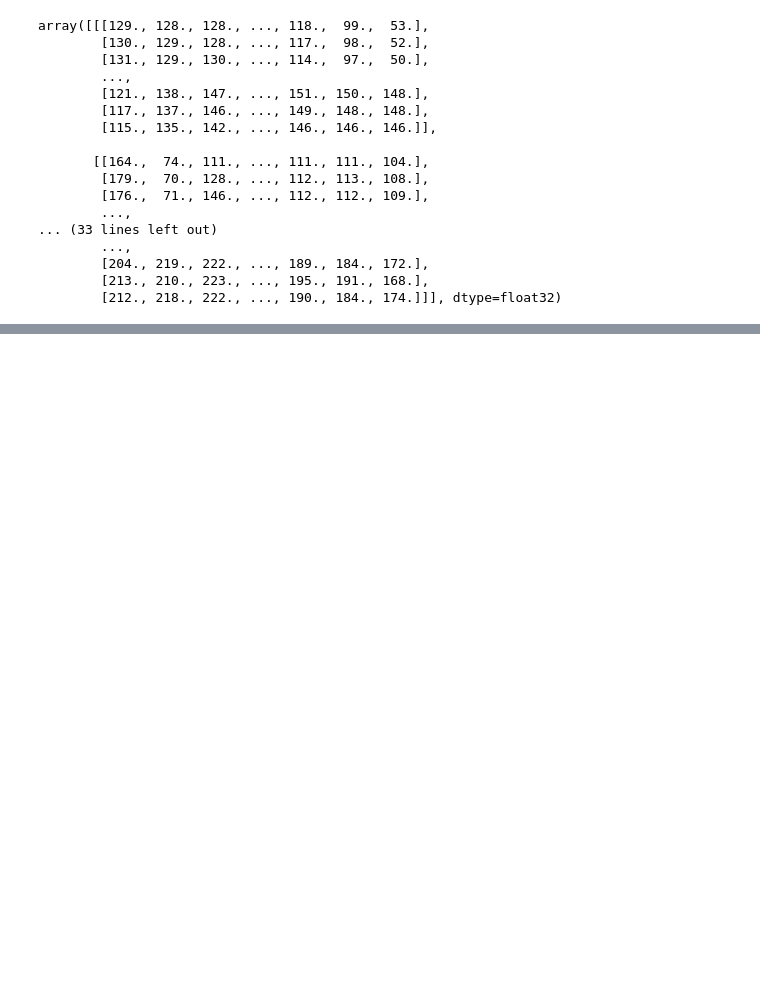
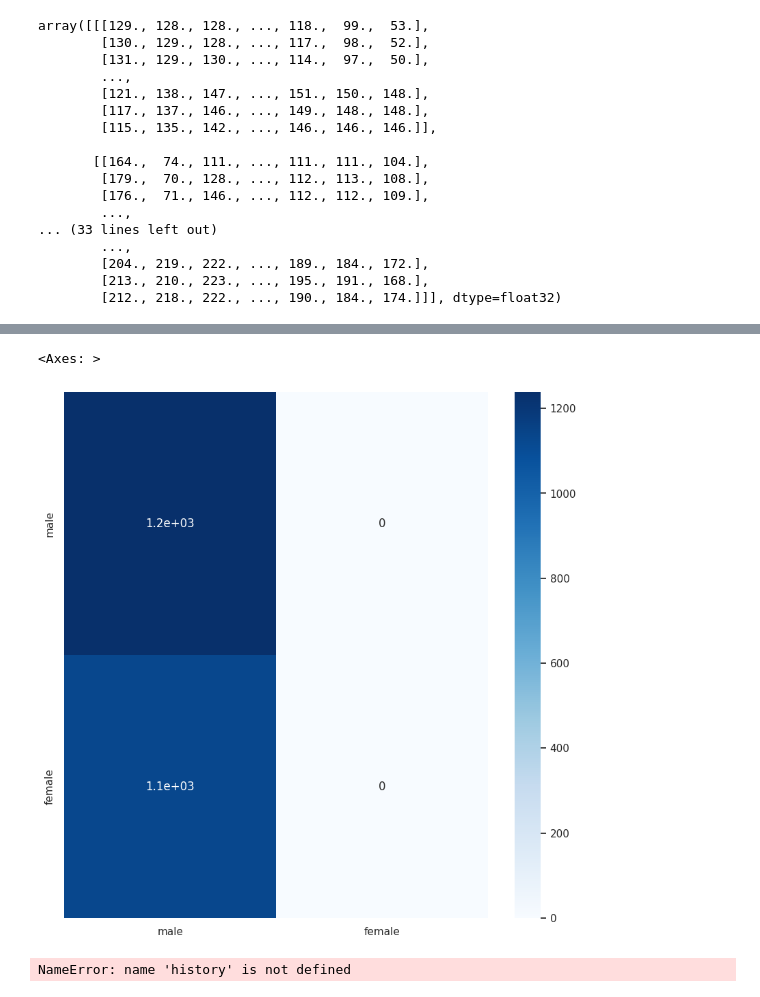
Before and after one commit to s4bih/machine-learning, a Jupyter notebook: Untitled12.ipynb, the cells around one changed output, grey strips where cells are left out. Drawn from its saved outputs; the diff is of its cells as text; code cells hidden in the pictures; blank space fills up the shorter version.

```diff
--- a/Untitled12.ipynb
+++ b/Untitled12.ipynb
@@ -230,0 +241,11 @@ Epoch 3/25
+# %%
+prediction = model.predict(X_test).flatten()
+label_true = y_test
+label_pred = np.round(prediction)
+cm = confusion_matrix(label_true, label_pred)
+plt.figure(figsize = (10,10))
+sns.heatmap(cm, annot = True,
+            cmap = 'Blues',
+            yticklabels = ['male','female'],
+            xticklabels = ['male','female'])
+# %% [output]
@@ -230,0 +253,9 @@ Epoch 3/25
+<Axes: >
+[figure, added]
+# %%
+for key in history.keys():
+  plt.plot(history.history[key])
+  plt.legend(history.keys())
+  plt.show()
+# %% [output]
+NameError: name 'history' is not defined
```
Also changed, not shown: parts of 12 cells of this notebook.
